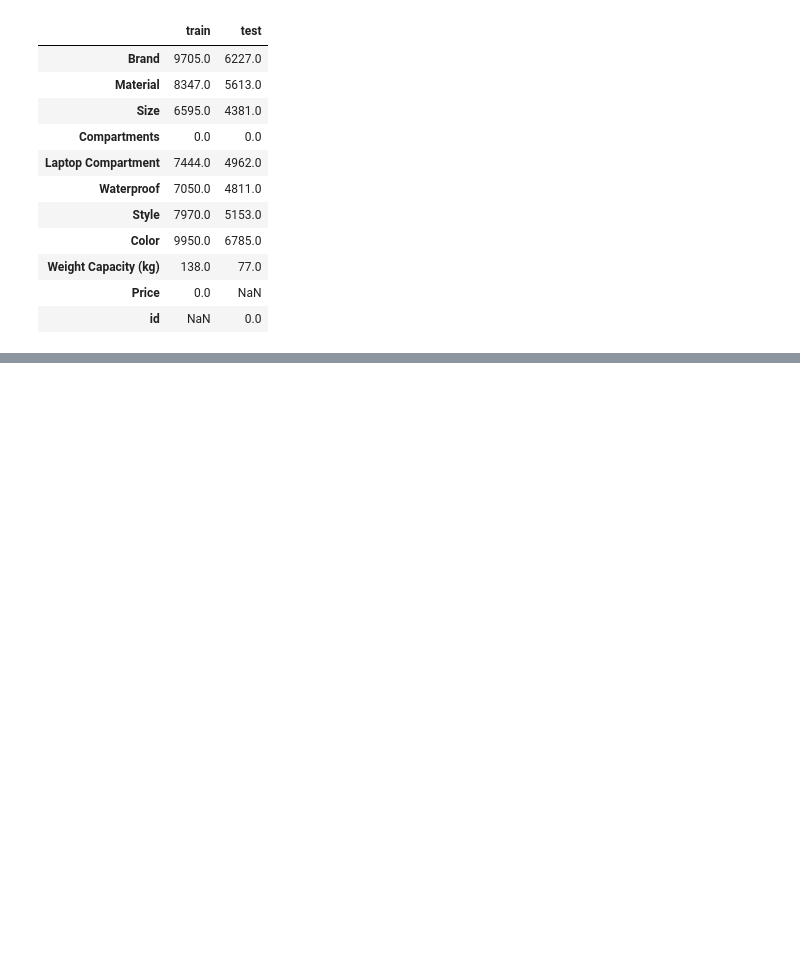
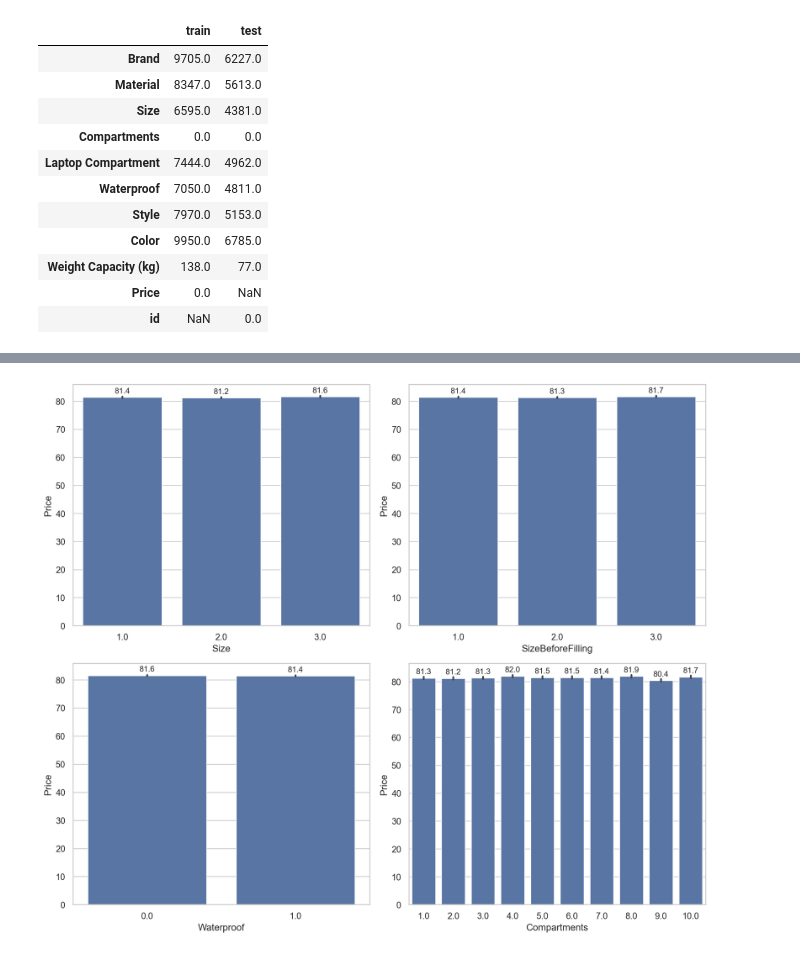
Before and after one commit to JordanPiper315/backpack_prediction_challenge, a Jupyter notebook: backpack_prediction_challenge.ipynb, the cells around one changed output, grey strips where cells are left out. Cells and saved outputs as stored; diff of their text form; code cells hidden in the pictures; blank space fills up the shorter version.

```diff
--- a/backpack_prediction_challenge.ipynb
+++ b/backpack_prediction_challenge.ipynb
@@ -256,0 +374,17 @@ Missing Values:
+# %%
+for df in (train1, test, train_test):
+  df['SizeBeforeFilling'] = df['Size'].copy()
+  for i, row in df[df['Size'].isna()].iterrows():
+    similar_subset = train_test[~train_test['Size'].isna()]
+    for correlated_col in ['Compartments', 'Weight Capacity (kg)', 'Laptop Compartment', 'Waterproof']:
+      idx_value_match = similar_subset[correlated_col] == row[correlated_col]
+      if idx_value_match.sum() < 5:
+        break
+      similar_subset = similar_subset[idx_value_match]
+    df.loc[i, 'Size'] = similar_subset['Size'].mode().iloc[0]
+
+print('Missing Values:')
+display(pd.concat([
+  train1.iloc[:, 1:].isna().sum().rename('train'),
+  test.isna().sum().rename('test')
+], axis=1))
@@ -256,0 +406,12 @@ Missing Values:
+# %%
+categorical_columns = ['Size', 'SizeBeforeFilling', 'Waterproof', 'Compartments']
+
+fig, axes = plt.subplots(2,2,figsize=(12, 10))
+for i, categorical_column in enumerate(categorical_columns):
+  row, col = divmod(i, 2)
+  ax = axes[row, col]
+  barplot = sns.barplot(data=train1, x=categorical_column, y='Price', ax=ax)
+  for container in ax.containers:
+    ax.bar_label(container, fmt="%.1f", fontsize=10, padding=3)
+plt.tight_layout()
+# %% [output]
@@ -256,0 +426 @@ Missing Values:
+[figure, added]
```
Also changed, not shown: parts of 21 cells of this notebook.
